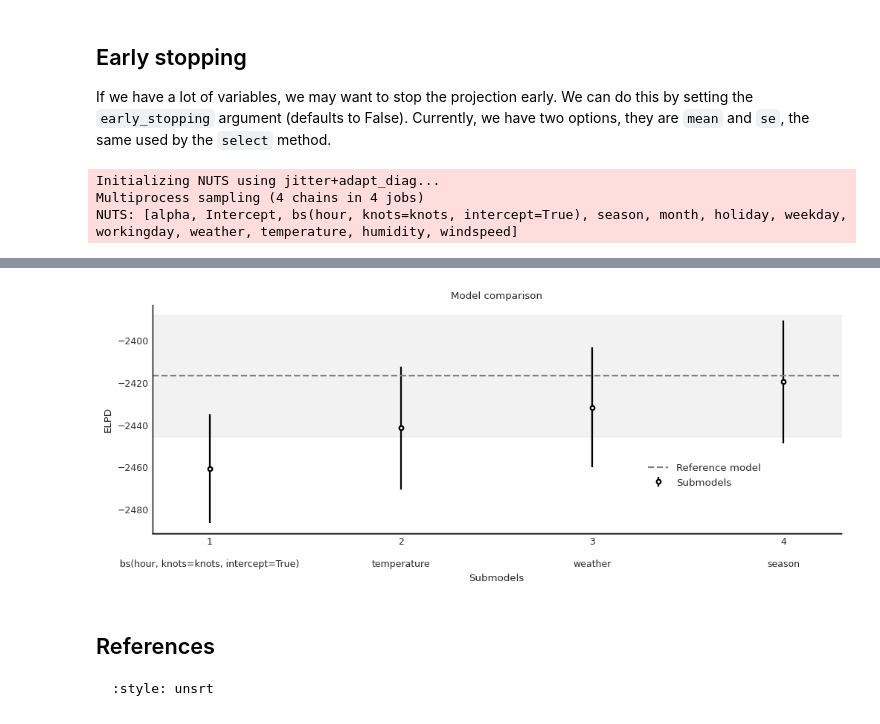
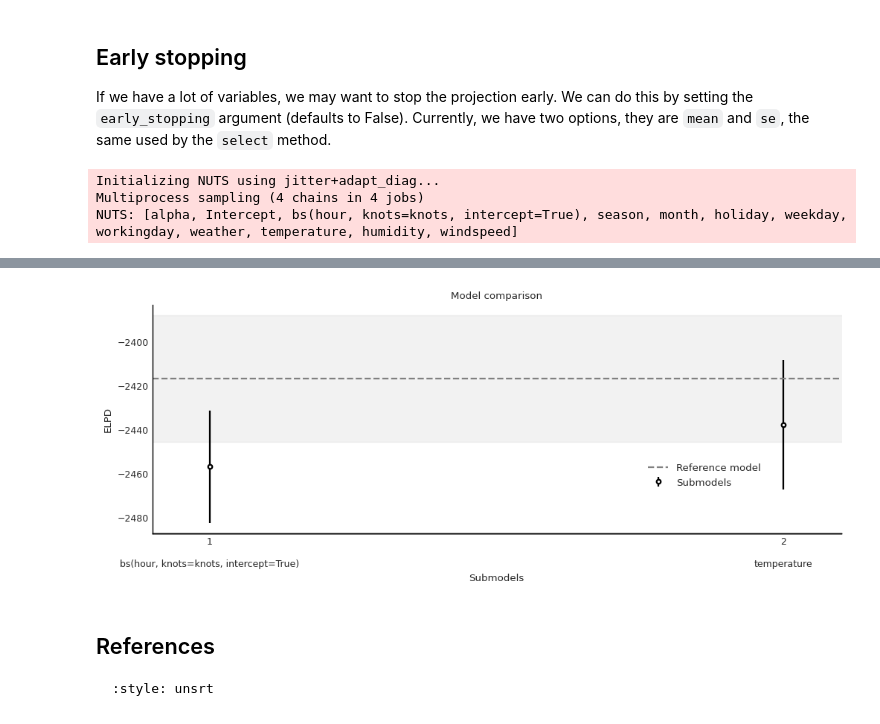
Before and after one commit to bambinos/kulprit, a Jupyter notebook: docs/examples/Examples.ipynb, the cells around one changed output, grey strips where cells are left out. Drawn from its saved outputs; the diff is of its cells as text; code cells hidden in the pictures.

````diff
--- a/docs/examples/Examples.ipynb
+++ b/docs/examples/Examples.ipynb
@@ -156,7 +154,7 @@ We can see that `hour` is the more important variable in the model, followed by
 If we have a lot of variables, we may want to stop the projection early. We can do this by setting the `early_stopping` argument (defaults to False). Currently, we have two options, they are `mean` and `se`, the same used by the `select` method.
 # %%
 ppi = kpt.ProjectionPredictive(model)
-ppi.project(early_stop="mean")
+ppi.project(early_stop="se")
 ppi.compare(min_model_size=1);
 # %% [output]
 Initializing NUTS using jitter+adapt_diag...
@@ -168,7 +166,7 @@ Sampling 4 chains for 1_000 tune and 1_000 draw iterations (4_000 + 4_000 draws
 Sampling: [count]
 [interactive output not drawn]
 [interactive output not drawn]
-[figure, old version]
+[figure, new version]
 # %% [markdown]
 ## References
 ```{bibliography}
````
Also changed, not shown: parts of 9 cells of this notebook, 6 other files.
